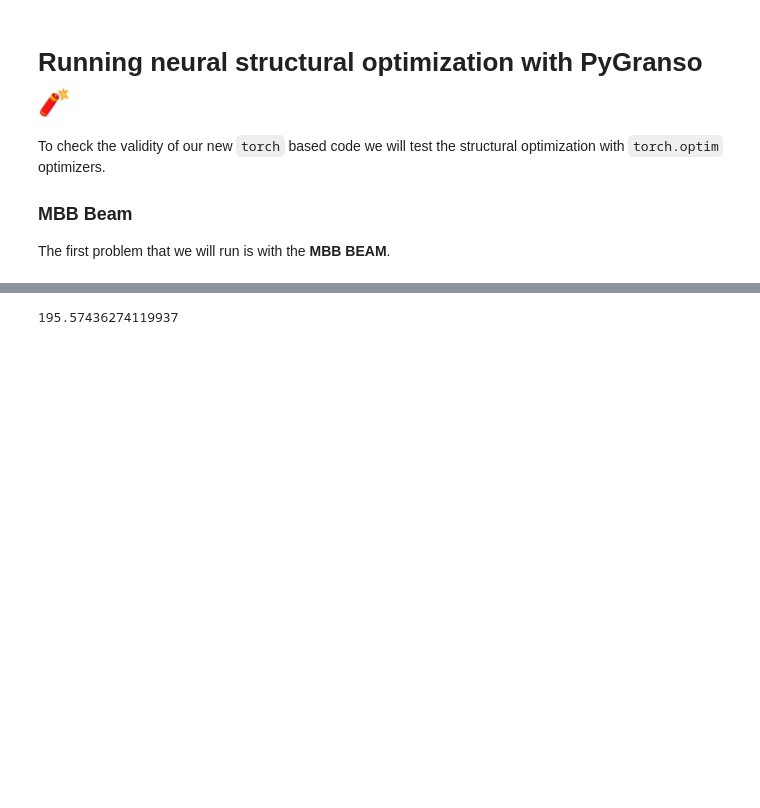
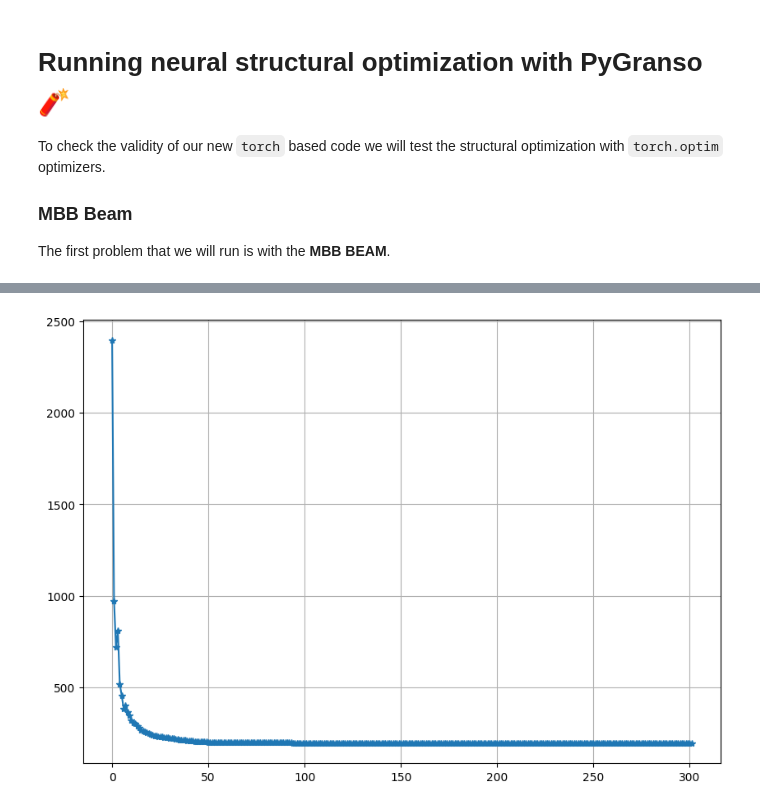
Before and after one commit to sun-umn/NCVX-Neural-Structural-Optimization, a Jupyter notebook: notebooks/PyGranso ⚗️ - Volume Constraint - MBB Beam.ipynb, the cells around one changed output, grey strips where cells are left out. Drawn from its saved outputs; the diff is of its cells as text; code cells hidden in the pictures; blank space fills up the shorter version.

```diff
--- a/notebooks/PyGranso ⚗️ - Volume Constraint - MBB Beam.ipynb
+++ b/notebooks/PyGranso ⚗️ - Volume Constraint - MBB Beam.ipynb
@@ -200,4 +207,0 @@ best_trial = sorted(trials)[0]
-# %%
-best_trial[0]
-# %% [output]
-195.57436274119937
@@ -204,3 +210,9 @@ best_trial[0]
+# %%
+# Plot the loss
+ax = best_trial[1].plot(figsize=(10, 7), marker='*')
+ax.grid()
+# %% [output]
+[figure, added]
 # %%
 from scipy.ndimage import gaussian_filter
 
```
Also changed, not shown: parts of 7 cells of this notebook.
